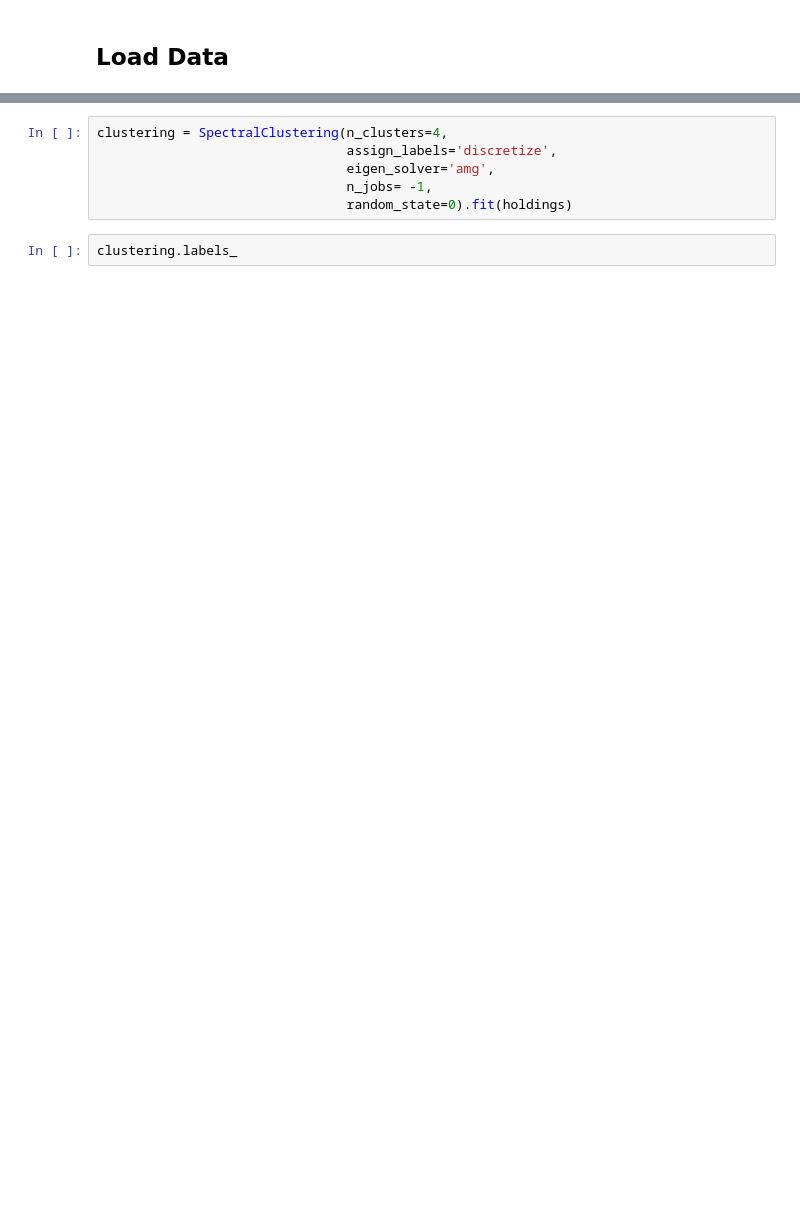
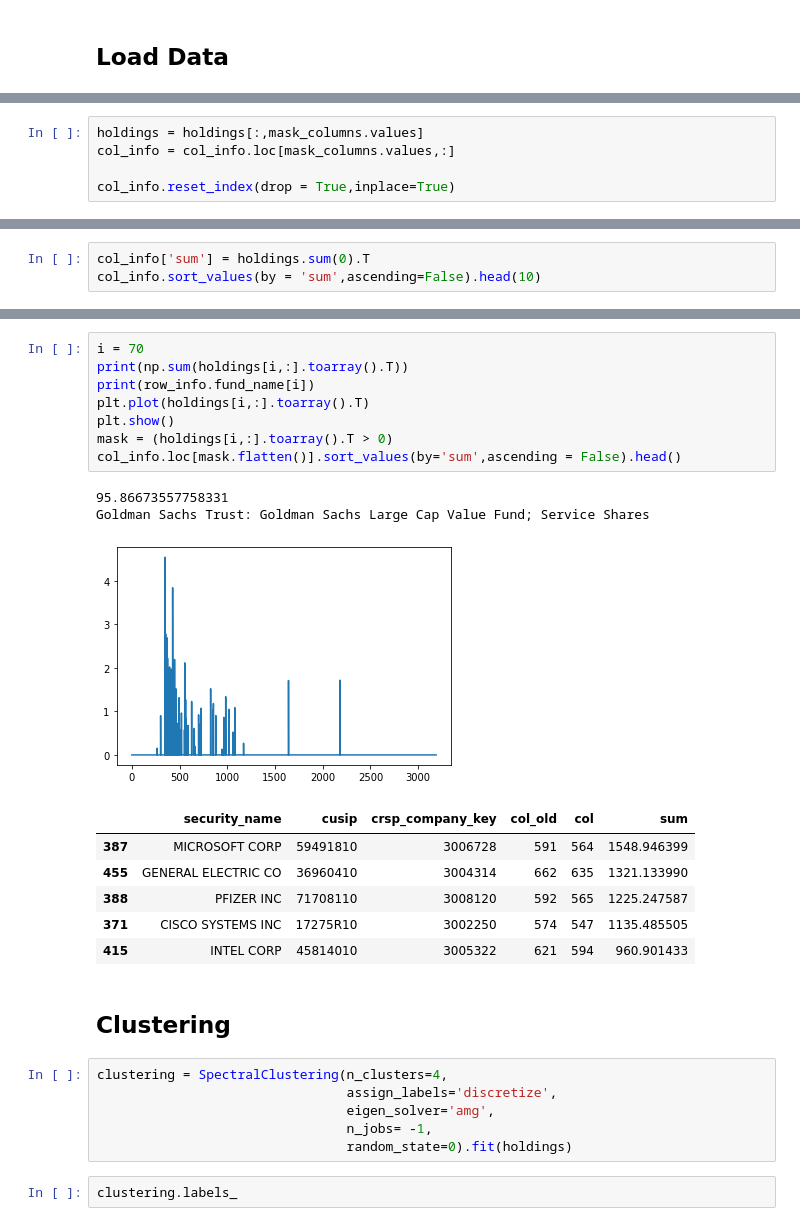
Before and after one commit to Amglex/Mutual-Funds, a Jupyter notebook: notebooks/051 - Spectral clustering.ipynb, the cells around one changed output, grey strips where cells are left out. Cells and saved outputs as stored; diff of their text form; blank space fills up the shorter version.

```diff
--- a/notebooks/051 - Spectral clustering.ipynb
+++ b/notebooks/051 - Spectral clustering.ipynb
@@ -223 +82,6 @@ mask_rows = pd.Series(np.squeeze(np.array(holdings.sum(1))) > 10)
+# %%
+holdings = holdings[:,mask_columns.values]
+col_info = col_info.loc[mask_columns.values,:]
+
+col_info.reset_index(drop = True,inplace=True)
 # %%
@@ -239,0 +100,3 @@ pd.DataFrame(holdings.sum(0)).T.plot()
+# %%
+col_info['sum'] = holdings.sum(0).T
+col_info.sort_values(by = 'sum',ascending=False).head(10)
@@ -246,3 +155,23 @@ pd.DataFrame(holdings.sum(1)).plot()
+# %%
+i = 70
+print(np.sum(holdings[i,:].toarray().T))
+print(row_info.fund_name[i])
+plt.plot(holdings[i,:].toarray().T)
+plt.show()
+mask = (holdings[i,:].toarray().T > 0)
+col_info.loc[mask.flatten()].sort_values(by='sum',ascending = False).head()
+# %% [output]
+95.86673557758331
+Goldman Sachs Trust: Goldman Sachs Large Cap Value Fund; Service Shares
+[figure, added]
+|  | security_name | cusip | crsp_company_key | col_old | col | sum |
+| 387 | MICROSOFT CORP | 59491810 | 3006728 | 591 | 564 | 1548.946399 |
+| 455 | GENERAL ELECTRIC CO | 36960410 | 3004314 | 662 | 635 | 1321.133990 |
+| 388 | PFIZER INC | 71708110 | 3008120 | 592 | 565 | 1225.247587 |
+| 371 | CISCO SYSTEMS INC | 17275R10 | 3002250 | 574 | 547 | 1135.485505 |
+| 415 | INTEL CORP | 45814010 | 3005322 | 621 | 594 | 960.901433 |
+# %% [markdown]
+## Clustering
 # %%
 clustering = SpectralClustering(n_clusters=4,
                                 assign_labels='discretize',
```
Also changed, not shown: parts of 61 cells of this notebook, 6 other files.
